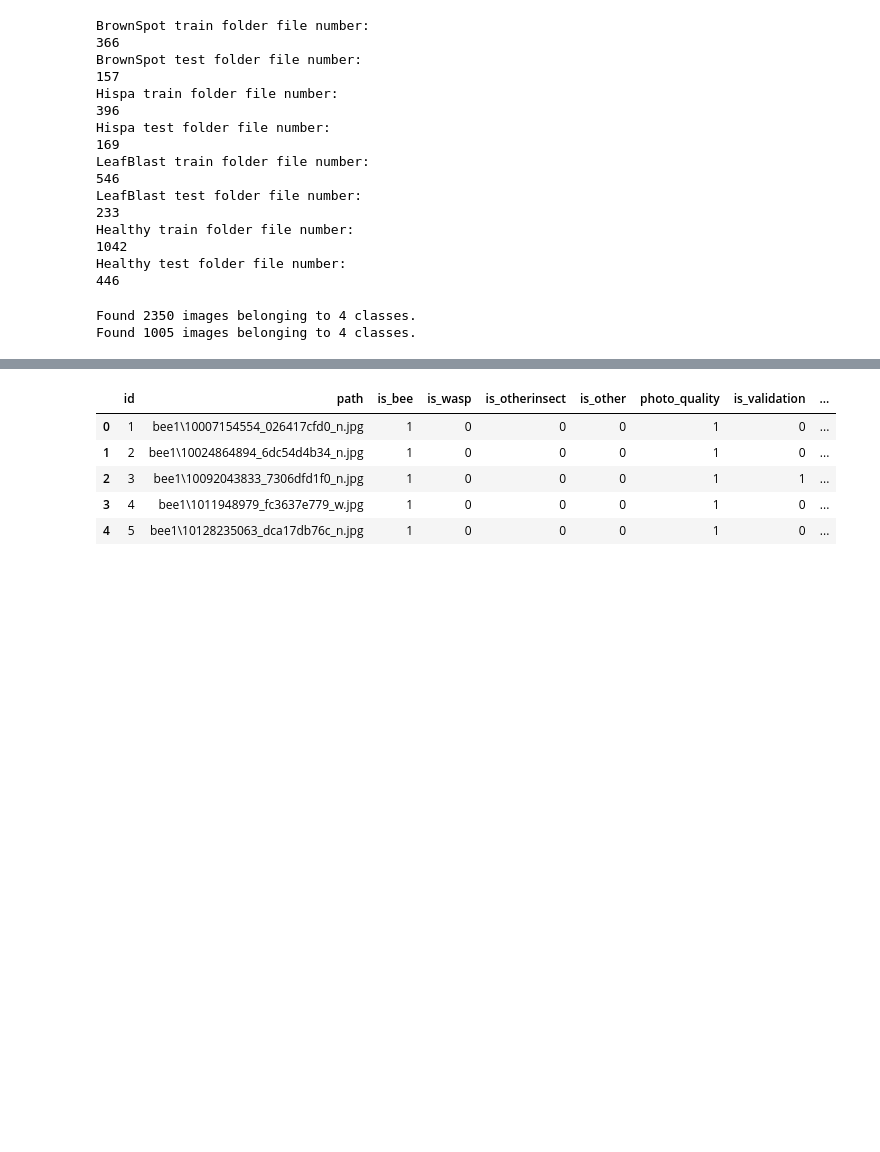
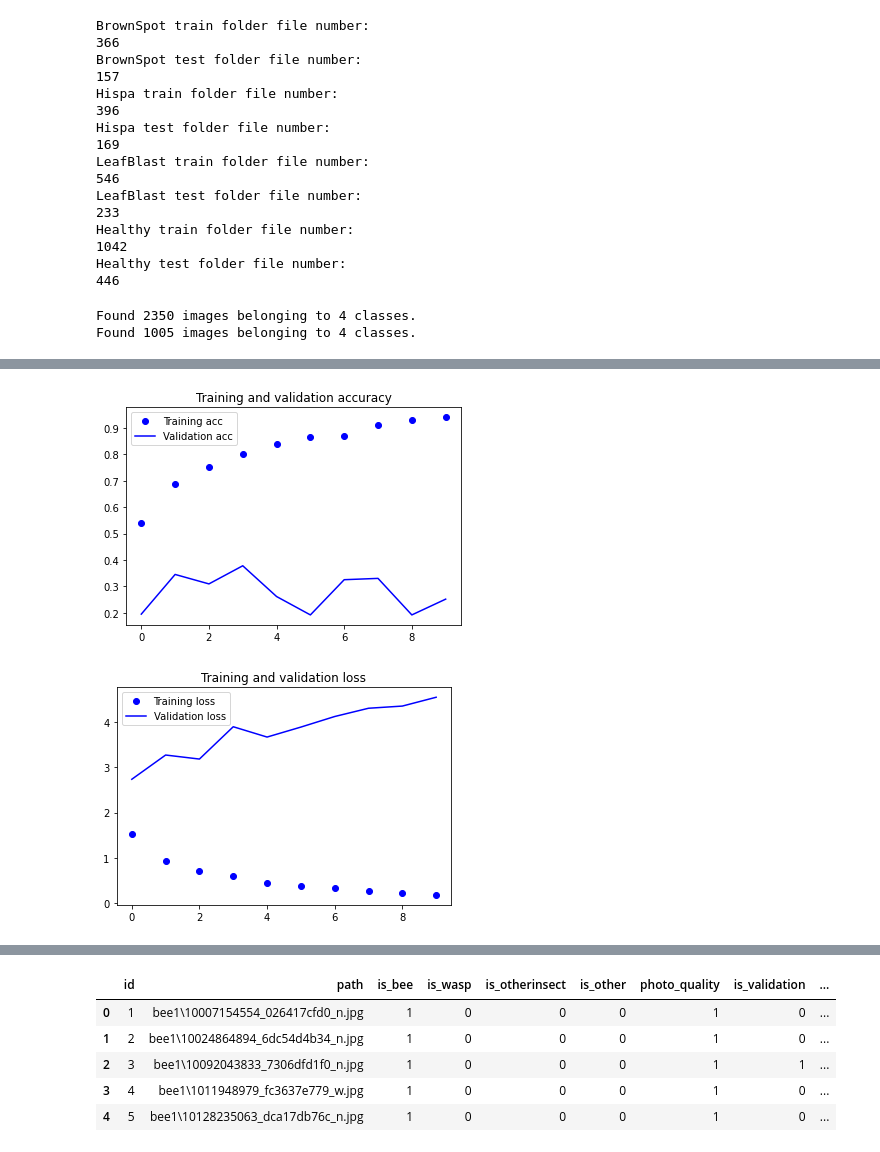
Before and after one commit to nopynospy/cnn_paddy_leaf, a Jupyter notebook: coffee_leaf.ipynb, the cells around one changed output, grey strips where cells are left out. Saved outputs shown, nothing was run; the diff lists cells and outputs as text; code cells hidden in the pictures; blank space fills up the shorter version.

```diff
--- a/coffee_leaf.ipynb
+++ b/coffee_leaf.ipynb
@@ -131,0 +150,16 @@ labels batch shape: (20,)
+# %%
+densenet169.trainable = False
+# %%
+model = keras.models.Sequential()
+model.add(densenet169)
+# Add the custom layers atop the VGG19 model:
+model.add(Flatten(name='flattened'))
+# model.add(Dropout(0.5, name='dropout1'))
+# model.add(Dense(512, activation='relu'))
+model.add(Dropout(0.3, name='dropout2'))
+# model.add(Dense(1, activation='sigmoid', name='predictions'))
+model.add(Dense(4, activation='softmax'))
+
+model.compile(loss='categorical_crossentropy',
+              optimizer=optimizers.RMSprop(lr=0.0001),
+              metrics=['accuracy'])
@@ -131,0 +186,5 @@ labels batch shape: (20,)
+# %%
+dsn169_history = model.fit(
+      train_generator,
+      epochs=10,
+      validation_data=test_generator)
@@ -131,0 +212,26 @@ labels batch shape: (20,)
+# %%
+import matplotlib.pyplot as plt
+
+dsn169_accuracy = dsn169_history.history['accuracy']
+dsn169_val_acc = dsn169_history.history['val_accuracy']
+dsn169_loss = dsn169_history.history['loss']
+dsn169_val_loss = dsn169_history.history['val_loss']
+
+epochs = range(len(dsn169_accuracy))
+
+plt.plot(epochs, dsn169_accuracy, 'bo', label='Training acc')
+plt.plot(epochs, dsn169_val_acc, 'b', label='Validation acc')
+plt.title('Training and validation accuracy')
+plt.legend()
+
+plt.figure()
+
+plt.plot(epochs, dsn169_loss, 'bo', label='Training loss')
+plt.plot(epochs, dsn169_val_loss, 'b', label='Validation loss')
+plt.title('Training and validation loss')
+plt.legend()
+
+plt.show()
+# %% [output]
+[figure, added]
+[figure, added]
```
Also changed, not shown: parts of 13 cells of this notebook.
